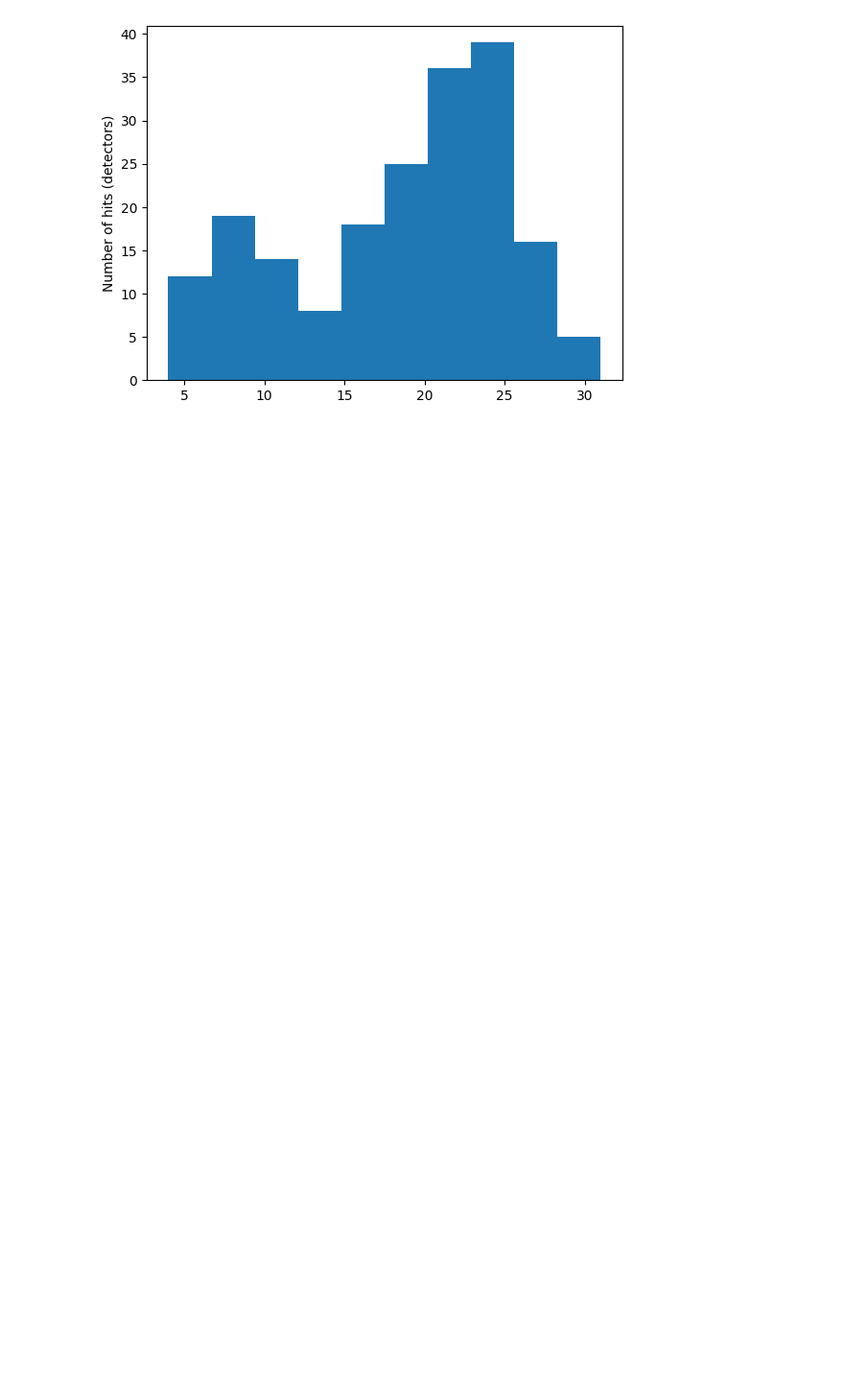
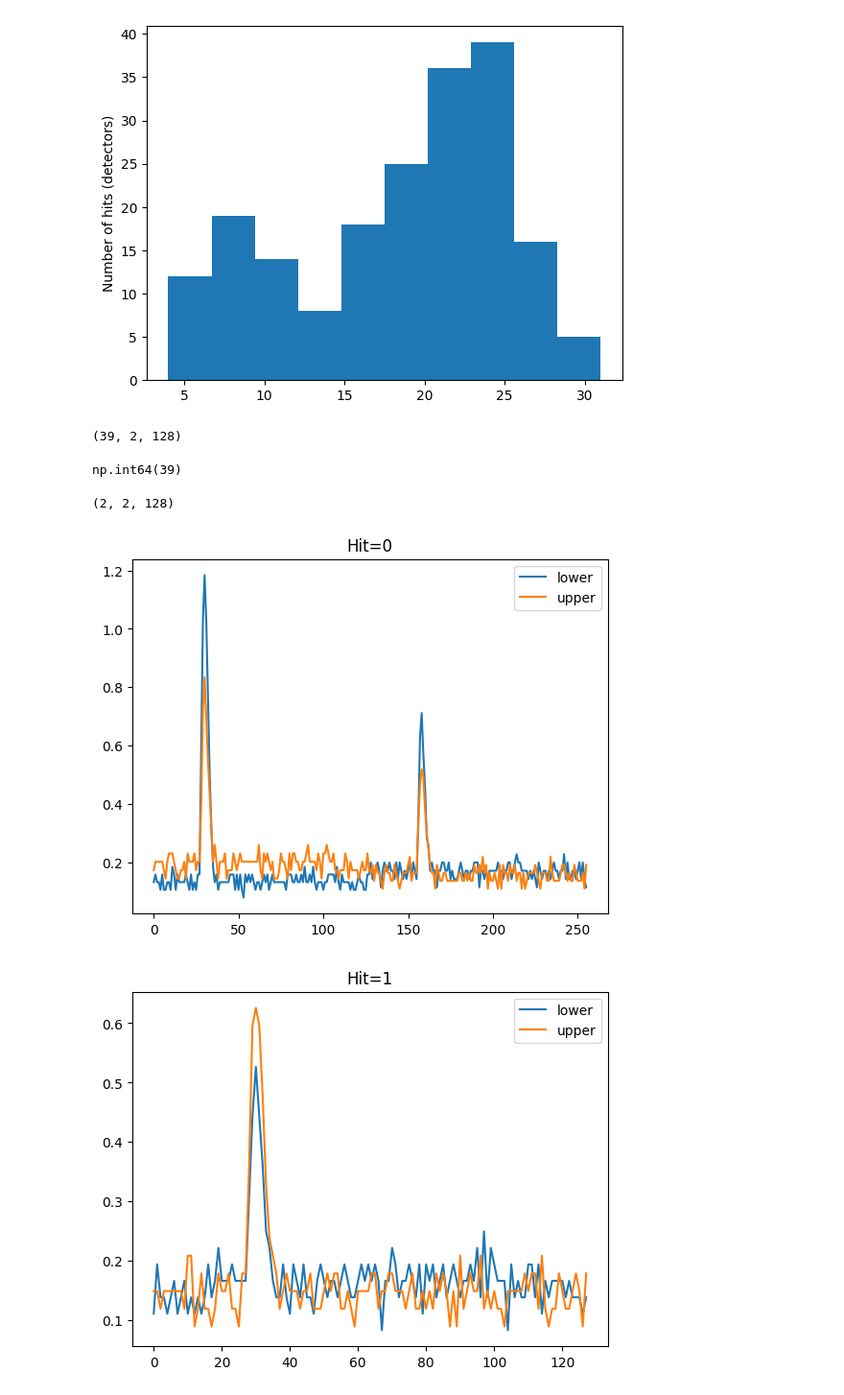
Before and after one commit to TA-DNN/TAML2025_ICRR_handson, a Jupyter notebook: tadaml2025/dstparser/structured_data_file.ipynb, the cells around one changed output. Shown at 96% size. Cells and saved outputs as stored; diff of their text form; code cells hidden in the pictures; blank space fills up the shorter version.

```diff
--- a/tadaml2025/dstparser/structured_data_file.ipynb
+++ b/tadaml2025/dstparser/structured_data_file.ipynb
@@ -477,3 +464,29 @@ plt.ylabel("Number of hits (detectors)")
 plt.show()
 # %% [output]
 [figure]
+# %%
+evt_idx = 9
+hits_start = data["hit_offsets"][evt_idx]
+hits_end = data["hit_offsets"][evt_idx+1]
+
+# Per-event time-trace slice
+tt_start = data["hit_tt_offsets"][hits_start]
+tt_end = data["hit_tt_offsets"][hits_end]
+
+ttrace = data["time_traces"][tt_start:tt_end]
+ttrace.shape
+# %% [output]
+(39, 2, 128)
+# %%
+nfolds = data["nfold"][hits_start:hits_end]
+np.sum(nfolds)
+# %% [output]
+np.int64(39)
+# %%
+windows_offsets = np.cumsum([0] + nfolds)
+# %%
+split_ttraces =np.split(ttrace, windows_offsets[1:-1])
+# %%
+split_ttraces[0].shape
+# %% [output]
+(2, 2, 128)
@@ -479,0 +495,11 @@ plt.show()
+# %%
+for ihit in range(len(split_ttraces[0:5])):
+    joined_ttraces = split_ttraces[ihit].transpose(1, 0, 2).reshape(2, -1)
+    plt.plot(joined_ttraces[0], label = "lower")
+    plt.plot(joined_ttraces[1], label = "upper")
+    plt.title(f"Hit={ihit}")
+    plt.legend()
+    plt.show()
+# %% [output]
+[figure, added]
+[figure, added]
```
Also changed, not shown: parts of 8 cells of this notebook.
